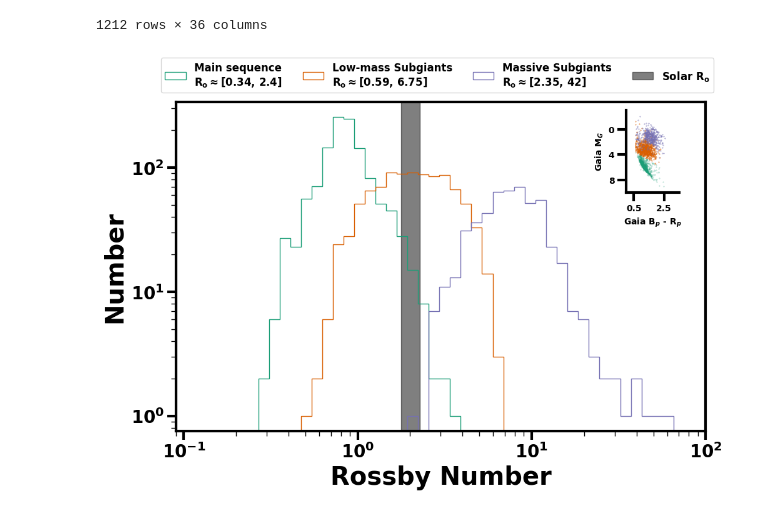
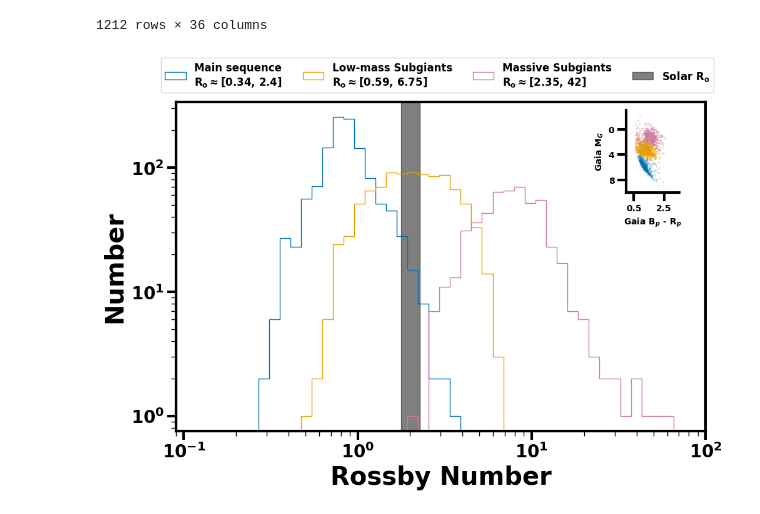
Before and after one commit to m-schochet/asas-sn-cnn, a Jupyter notebook: plots/rossby.ipynb, the cells around one changed output. Drawn from its saved outputs; the diff is of its cells as text; code cells hidden in the pictures.

Commit message:
colorblind edit 2.0 to rossby figure

```diff
--- a/plots/rossby.ipynb
+++ b/plots/rossby.ipynb
@@ -18,7 +18,7 @@ def set_rcparams():
     return
 set_rcparams()
 # %%
-reportable = pd.read_csv('(#path to#))reportable.csv', index_col='Unnamed: 0')
+reportable = pd.read_csv('(#path to#)reportable.csv', index_col='Unnamed: 0')
 reportable['bp-rp'] = reportable['phot_bp_mean_mag']-reportable['phot_rp_mean_mag']
 reportable['abs_g_mag'] = reportable['phot_g_mean_mag'] - 5*np.log10(1000/reportable['parallax']) + 5
 reportable['frac'] = reportable['sigma']/reportable['period']
@@ -111,32 +111,32 @@ hasmass_ms #1212 total
 # %%
 fig, ax = plt.subplots(1, figsize=(10, 7), layout='constrained')
 
 
-h = ax.hist(hasmass_ms['rossby'], bins=np.logspace(-1, 2, 50), color='#1B9E77', label="Main sequence\n" +  r'R$_{\rm{o}}$$\approx$[0.34, 2.4]', histtype='step', rasterized=True, log=True)
-h2 = ax.hist(lowmass['rossby'], bins=np.logspace(-1, 2, 50), color='#D95F02', label="Low-mass Subgiants\n"+r'R$_{\rm{o}}$$\approx$[0.59, 6.75]', histtype='step', rasterized=True, log=True)
-h3 = ax.hist(bigmass['rossby'], bins=np.logspace(-1, 2, 50), color="#7570B3", label="Massive Subgiants\n"+r'R$_{\rm{o}}$$\approx$[2.35, 42]',  histtype='step', rasterized=True, log=True)
+h = ax.hist(hasmass_ms['rossby'], bins=np.logspace(-1, 2, 50), color='#0072B2', label="Main sequence\n" +  r'R$_{\rm{o}}$$\approx$[0.34, 2.4]', histtype='step', rasterized=True, log=True)
+h2 = ax.hist(lowmass['rossby'], bins=np.logspace(-1, 2, 50), color='#E69F00', label="Low-mass Subgiants\n"+r'R$_{\rm{o}}$$\approx$[0.59, 6.75]', histtype='step', rasterized=True, log=True)
+h3 = ax.hist(bigmass['rossby'], bins=np.logspace(-1, 2, 50), color="#CC79A7", label="Massive Subgiants\n"+r'R$_{\rm{o}}$$\approx$[2.35, 42]',  histtype='step', rasterized=True, log=True)
 x=np.arange(solar_rossby_mi, solar_rossby_ma, 0.05)
 bottom, top = ax.get_ylim()
 ax.fill_between(x, bottom, top, alpha=0.5, color='k', label=r'Solar R$_{\rm{o}}$', rasterized=True)
 ax.set_yscale('log')
 ax.set_xscale('log')
 
 ax.set(xlabel='Rossby Number', ylabel='Number', ylim=(bottom, top), xlim=(0.09, 100))
 ax.legend(ncols=4, fontsize=12, bbox_to_anchor=(0.025, 1.1, 1.0, 0.05))
 axin1 = ax.inset_axes([0.85, 0.725, 0.1, 0.25])
 
 axin1.set(xlim=(0, 3.5), ylim=(10, -3), xlabel='Gaia B$_\rm{p}$ - R$_p$', ylabel='Gaia M$_G$')
-im1 = axin1.scatter('bp-rp', 'abs_g_mag', data=lowmass, s=.1, c ="#D95F02", rasterized=True)
-im1 = axin1.scatter('bp-rp', 'abs_g_mag', data=bigmass,  s=.1, c="#7570B3", rasterized=True)
-im1 = axin1.scatter('bp-rp', 'abs_g_mag', data=hasmass_ms, s=.1, c='#1B9E77', alpha=0.5, rasterized=True)
+im1 = axin1.scatter('bp-rp', 'abs_g_mag', data=hasmass_ms, s=.1, c='#0072B2', alpha=0.5, rasterized=True)
+im1 = axin1.scatter('bp-rp', 'abs_g_mag', data=lowmass, s=.1, c ="#E69F00", rasterized=True)
+im1 = axin1.scatter('bp-rp', 'abs_g_mag', data=bigmass,  s=.1, c="#CC79A7", rasterized=True)
 axin1.set_xlabel('Gaia B$_p$ - R$_p$', fontsize=10)
 axin1.set_ylabel(f'Gaia M$_G$', fontsize=10)
 axin1.set_xticks(ticks=(0.5, 2.5), labels=[0.5, 2.5], fontsize=10)
 axin1.set_yticks(ticks=[0, 4, 8], labels=[0, 4, 8], fontsize=10)
 axin1.set(facecolor=(0.0, 0.0, 0.0, 0.0))
 axin1.spines['top'].set_visible(False)
 axin1.spines['right'].set_visible(False)
 axin1.tick_params(right=False, top=False, labelright=False, labeltop=False)
 fig.savefig('rossby_num.pdf', dpi=300)
 # %% [output]
-[figure, old version]
+[figure, new version]
```
Also changed, not shown: 1 other file.
